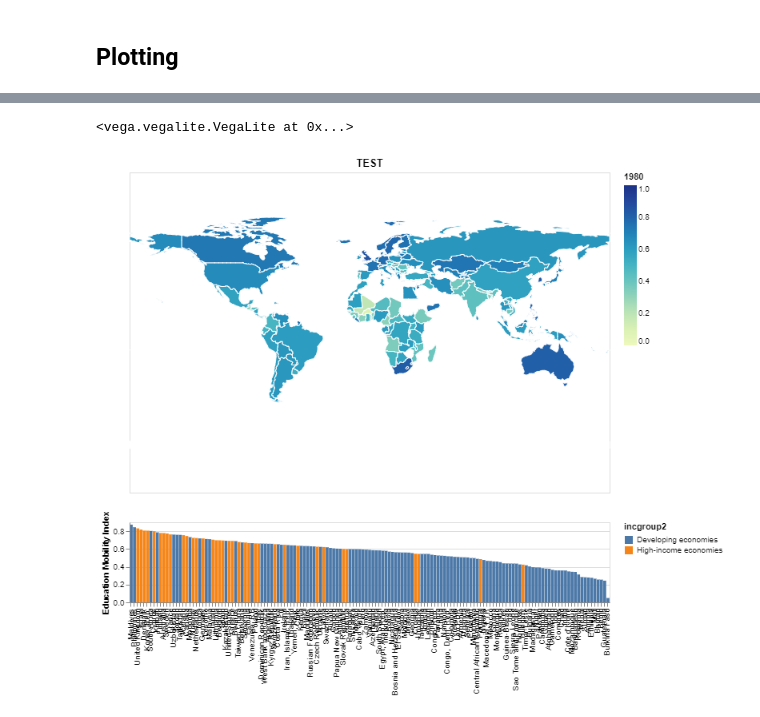
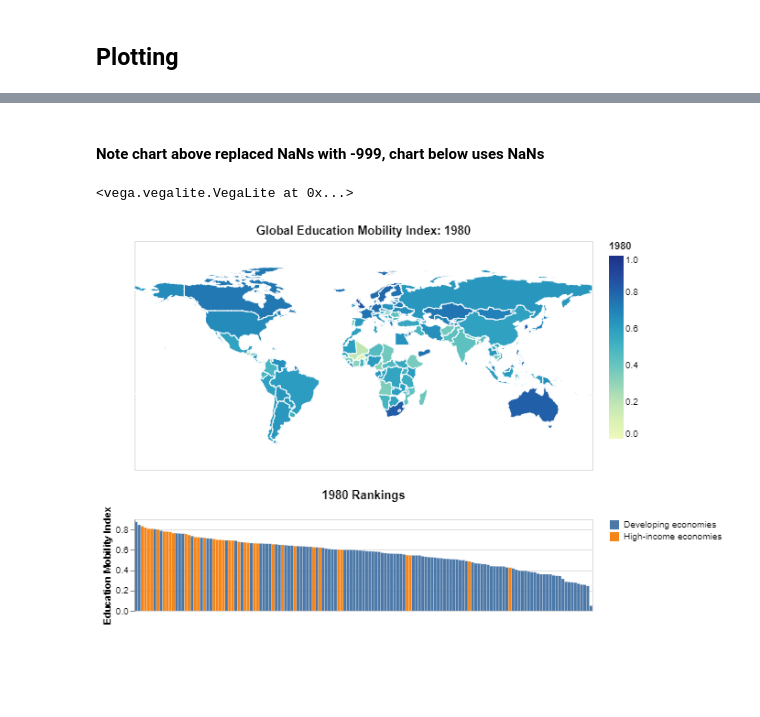
Before and after one commit to UBC-MDS/DSCI_532_L02_Group212_SocialMobilityProject, a Jupyter notebook: src/data_wrangling.ipynb, the cells around one changed output, grey strips where cells are left out. Drawn from its saved outputs; the diff is of its cells as text; code cells hidden in the pictures; blank space fills up the shorter version.

```diff
--- a/src/data_wrangling.ipynb
+++ b/src/data_wrangling.ipynb
@@ -268,11 +273,13 @@ map_and_bar_by_year(1940, "TEST")
+# %% [markdown]
+#### Note chart above replaced NaNs with -999, chart below uses NaNs
 # %%
 def map_and_bar_by_year(year, title):
     """
     ADD DOCUMENTATION HERE
     """
     quote_yr = str(year)
-    selection = alt.selection_multi(fields = [quote_yr], resolve='global')
-
+    selection = alt.selection_multi(fields = ['countryname'], resolve='global')
+    #selection2 = alt.selection_interval(bind='scales')
     map_chart = alt.Chart(country_map).mark_geoshape(
         stroke='white',
         fill='lightgray'
@@ -280,52 +287,57 @@ def map_and_bar_by_year(year, title):
         color=alt.condition(selection,
                            alt.Color(quote_yr, type='quantitative',
                                     scale=alt.Scale(domain=[0, 1])),
-                           alt.value('lightgray')),
+                           alt.value('lightgray'),
+                           legend=alt.Legend(title="Education Mobility Index (EMI)")),
         tooltip = [
             alt.Tooltip('countryname:N', title="country"),
             alt.Tooltip(f'{year}:Q', title="EMI")
         ]
     ).transform_lookup(
         lookup='id',
-        from_=alt.LookupData(ed_mob_wide_all_final,'country_num', [quote_yr, 'countryname'])
+        from_=alt.LookupData(ed_mob_wide_all_NaN,'country_num', [quote_yr, 'countryname'])
     ).properties(
         width=600
     ).project(
         'equirectangular'
-    ).resolve_scale(
-        color='independent'
+   # ).resolve_scale(
+       # color='independent'
     ).properties(title=title,
-                height=400,
-                width=600).add_selection(selection)
+                height=250,
+                width=500).add_selection(selection)#.interactive()
 
     plot_dict = {
         '1940': ed_mob_1940,
         '1950': ed_mob_1950,
         '1960': ed_mob_1960,
         '1970': ed_mob_1970,
         '1980': ed_mob_1980
     }
 
     bar_chart_data = plot_dict[quote_yr]
 
     bar_chart = alt.Chart(bar_chart_data.loc[bar_chart_data['child'] == 'all']).mark_bar().encode(
         alt.Y(f'{quote_yr}:Q', title="Education Mobility Index"),
-        alt.X('countryname', title='',
+        alt.X('countryname', axis=None, title='',
         sort=alt.EncodingSortField(field=quote_yr,
                                    order="descending")),
         #color=alt.Color('incgroup2'),
         color=alt.condition(selection,
-                           'incgroup2',
-                           alt.value('lightgray')),
+                            'incgroup2',
+                            alt.value('lightgray'),
+                            legend=alt.Legend(title="")
+),
         tooltip = [
             alt.Tooltip('countryname:N', title="country"),
             alt.Tooltip(f'{quote_yr}:Q', title="EMI")
         ]
-    ).properties(height = 100, width = 600).add_selection(selection)
+    ).properties(title=f'{year} Rankings', height = 100, width = 500).add_selection(selection)
 
-    return map_chart & bar_chart
+    return (map_chart & bar_chart).configure_legend(orient='right')
+
+year = 1980
+title = f'Global Education Mobility Index: {year}'
+map_and_bar_by_year(year, title)
+# %% [output]
+<vega.vegalite.VegaLite at 0x...>
+[figure, added]
-# %%
-map_and_bar_by_year(1980, "TEST")
-# %% [output]
-<vega.vegalite.VegaLite at 0x...>
-[figure, removed]
```
Also changed, not shown: parts of 10 cells of this notebook.
